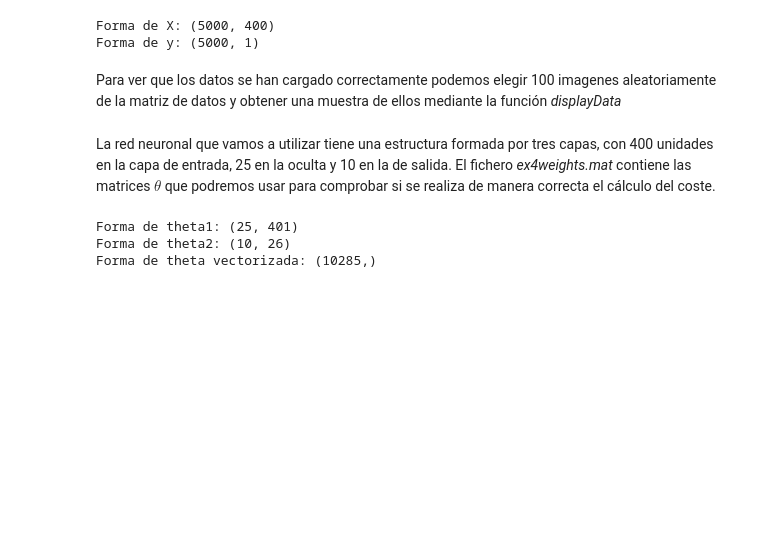
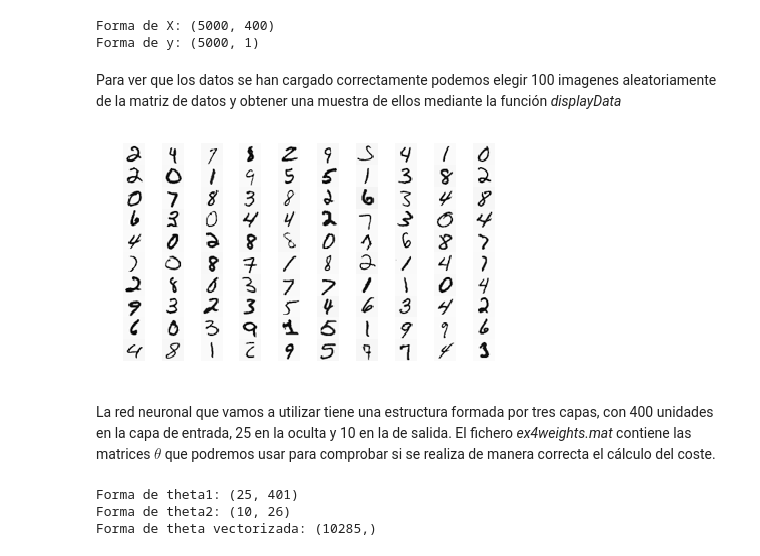
Before and after one commit to arturobp3/Machine_Learning, a Jupyter notebook: Practica_4/Practica 4.ipynb, the cells around one changed output. Drawn from its saved outputs; the diff is of its cells as text; code cells hidden in the pictures; blank space fills up the shorter version.

```diff
--- a/Practica_4/Practica 4.ipynb
+++ b/Practica_4/Practica 4.ipynb
@@ -35,8 +35,10 @@ Forma de y: (5000, 1)
 # %% [markdown]
 Para ver que los datos se han cargado correctamente podemos elegir 100 imagenes aleatoriamente de la matriz de datos y obtener una muestra de ellos mediante la función *displayData*
 # %%
-#sample = np.random.choice(X.shape[0], 100)
-#fix, ax = displayData(X[sample, :])
+sample = np.random.choice(X.shape[0], 100)
+fix, ax = displayData(X[sample, :])
+# %% [output]
+[figure, added]
 # %% [markdown]
 La red neuronal que vamos a utilizar tiene una estructura formada por tres capas, con 400 unidades en la capa de entrada, 25 en la oculta y 10 en la de salida.
 El fichero *ex4weights.mat* contiene las matrices $\theta$ que podremos usar para comprobar si se realiza de manera correcta el cálculo del coste.
```
Also changed, not shown: parts of 2 cells of this notebook.
